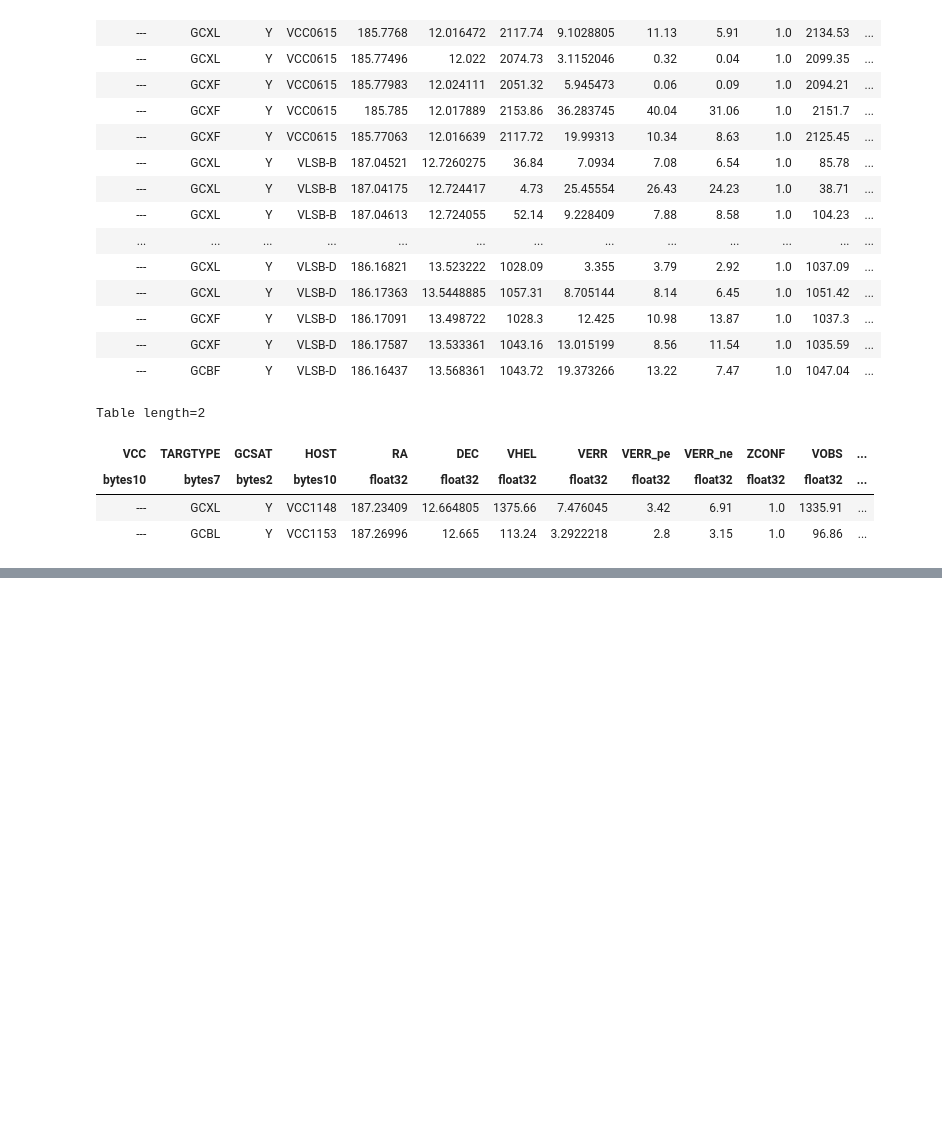
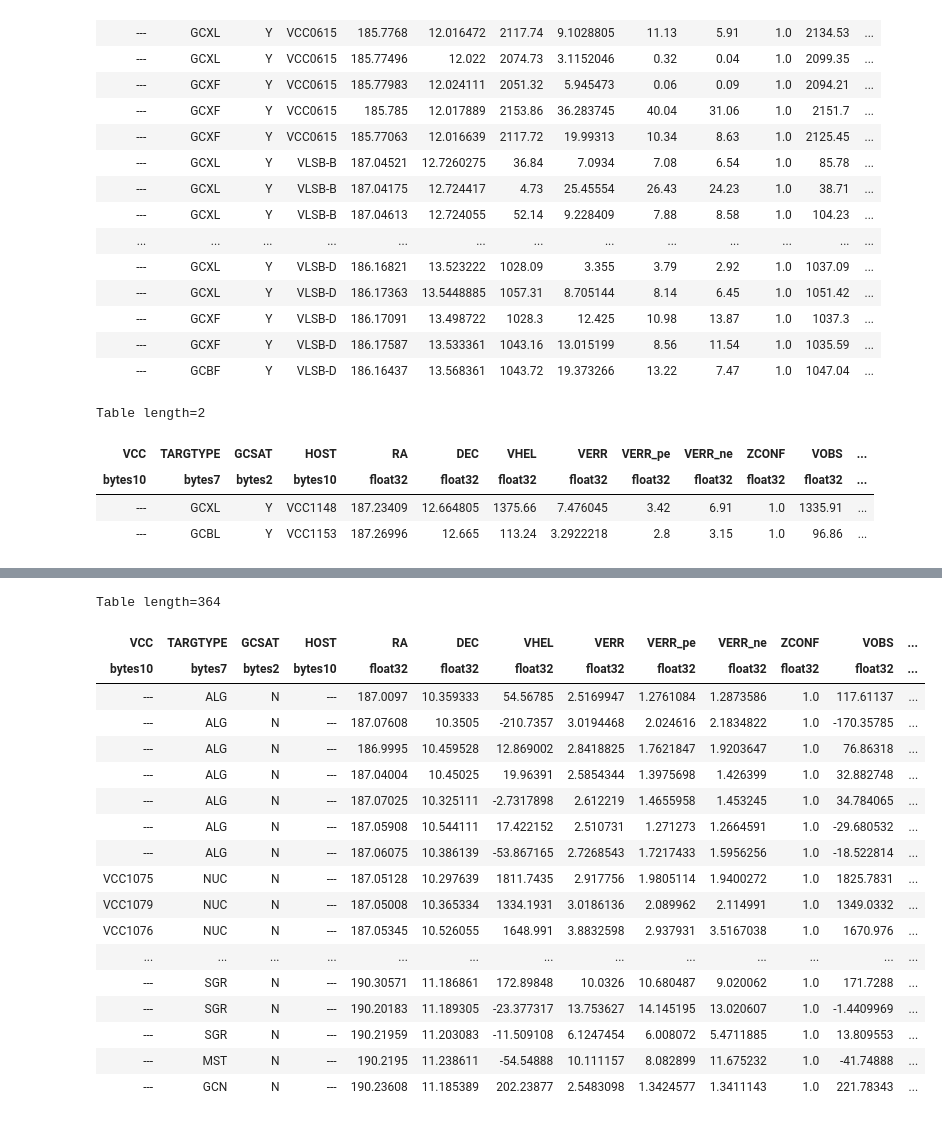
Before and after one commit to kadri-nizam/SIP2019, a Jupyter notebook: keshav/ast 06 (keshav).ipynb, the cells around one changed output, grey strips where cells are left out. Cells and saved outputs as stored; diff of their text form; code cells hidden in the pictures; blank space fills up the shorter version.

```diff
--- a/keshav/ast 06 (keshav).ipynb
+++ b/keshav/ast 06 (keshav).ipynb
@@ -12,6 +12,8 @@ ope1 = Table.read(path + 'VDGC_pPXF_2017_v2.fits')
 ope2 = Table.read(path + 'VUGC_pPXF_2017_v2.fits')
 ope1.info()
 ope2.info()
+DEprob = Table.read('DProb.fits')
+UDGprob = Table.read('UProb.fits')
 # %% [output]
 <Table length=790>
     name     dtype
@@ -273,0 +288,22 @@ Table length=19
+# %%
+DEprob
+# %% [output]
+Table length=364
+| VCC | TARGTYPE | GCSAT | HOST | RA | DEC | VHEL | VERR | VERR_pe | VERR_ne | ZCONF | VOBS | ... |
+| bytes10 | bytes7 | bytes2 | bytes10 | float32 | float32 | float32 | float32 | float32 | float32 | float32 | float32 | ... |
+| --- | ALG | N | --- | 187.0097 | 10.359333 | 54.56785 | 2.5169947 | 1.2761084 | 1.2873586 | 1.0 | 117.61137 | ... |
+| --- | ALG | N | --- | 187.07608 | 10.3505 | -210.7357 | 3.0194468 | 2.024616 | 2.1834822 | 1.0 | -170.35785 | ... |
+| --- | ALG | N | --- | 186.9995 | 10.459528 | 12.869002 | 2.8418825 | 1.7621847 | 1.9203647 | 1.0 | 76.86318 | ... |
+| --- | ALG | N | --- | 187.04004 | 10.45025 | 19.96391 | 2.5854344 | 1.3975698 | 1.426399 | 1.0 | 32.882748 | ... |
+| --- | ALG | N | --- | 187.07025 | 10.325111 | -2.7317898 | 2.612219 | 1.4655958 | 1.453245 | 1.0 | 34.784065 | ... |
+| --- | ALG | N | --- | 187.05908 | 10.544111 | 17.422152 | 2.510731 | 1.271273 | 1.2664591 | 1.0 | -29.680532 | ... |
+| --- | ALG | N | --- | 187.06075 | 10.386139 | -53.867165 | 2.7268543 | 1.7217433 | 1.5956256 | 1.0 | -18.522814 | ... |
+| VCC1075 | NUC | N | --- | 187.05128 | 10.297639 | 1811.7435 | 2.917756 | 1.9805114 | 1.9400272 | 1.0 | 1825.7831 | ... |
+| VCC1079 | NUC | N | --- | 187.05008 | 10.365334 | 1334.1931 | 3.0186136 | 2.089962 | 2.114991 | 1.0 | 1349.0332 | ... |
+| VCC1076 | NUC | N | --- | 187.05345 | 10.526055 | 1648.991 | 3.8832598 | 2.937931 | 3.5167038 | 1.0 | 1670.976 | ... |
+| ... | ... | ... | ... | ... | ... | ... | ... | ... | ... | ... | ... | ... |
+| --- | SGR | N | --- | 190.30571 | 11.186861 | 172.89848 | 10.0326 | 10.680487 | 9.020062 | 1.0 | 171.7288 | ... |
+| --- | SGR | N | --- | 190.20183 | 11.189305 | -23.377317 | 13.753627 | 14.145195 | 13.020607 | 1.0 | -1.4409969 | ... |
+| --- | SGR | N | --- | 190.21959 | 11.203083 | -11.509108 | 6.1247454 | 6.008072 | 5.4711885 | 1.0 | 13.809553 | ... |
+| --- | MST | N | --- | 190.2195 | 11.238611 | -54.54888 | 10.111157 | 8.082899 | 11.675232 | 1.0 | -41.74888 | ... |
+| --- | GCN | N | --- | 190.23608 | 11.185389 | 202.23877 | 2.5483098 | 1.3424577 | 1.3411143 | 1.0 | 221.78343 | ... |
```
Also changed, not shown: parts of 10 cells of this notebook, 5 other files.
